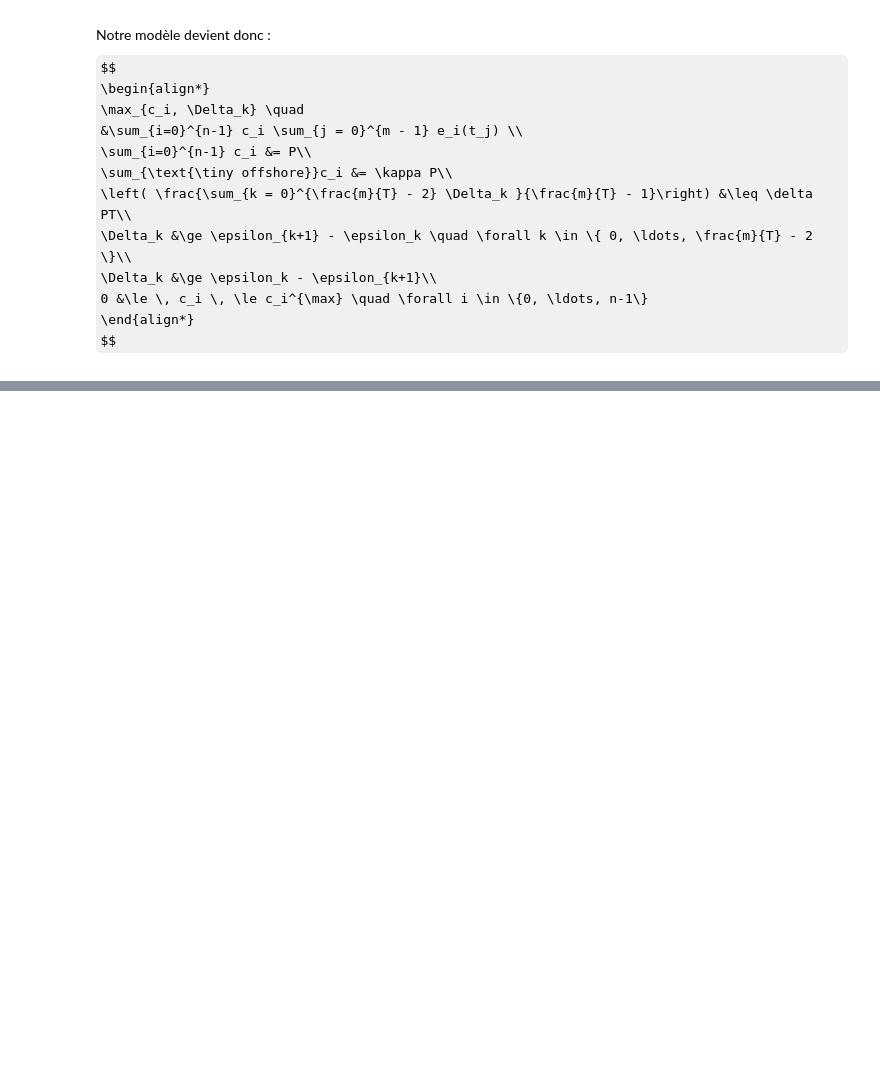
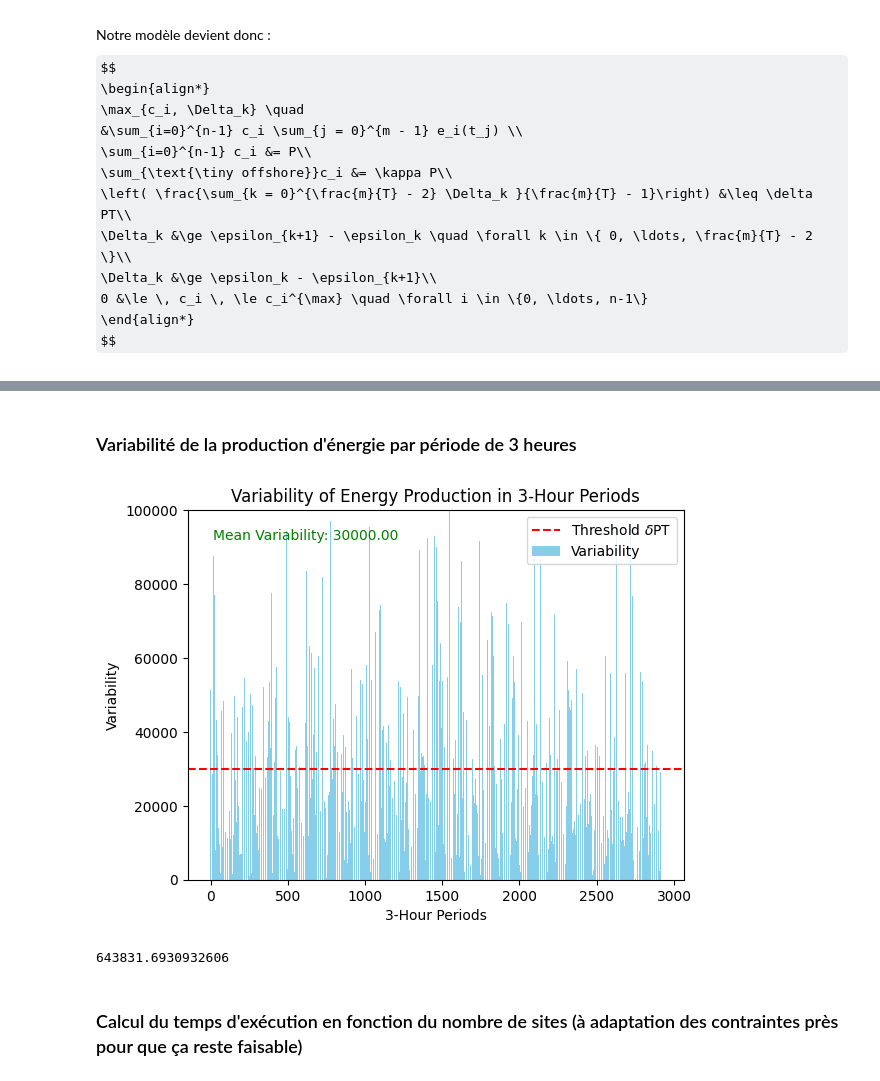
Before and after one commit to AhouLucas/projet-opti, a Jupyter notebook: projet_opti.ipynb, the cells around one changed output, grey strips where cells are left out. Saved outputs shown, nothing was run; the diff lists cells and outputs as text; code cells hidden in the pictures; some formulas as TeX source; blank space fills up the shorter version.

```diff
--- a/projet_opti.ipynb
+++ b/projet_opti.ipynb
@@ -577,0 +737,22 @@ print(sol[:n][sol[:n] != 0].shape)
+# %% [markdown]
+### Variabilité de la production d'énergie par période de 3 heures
+# %%
+variabilities = sol[n:]
+plt.bar(np.arange(len(variabilities)), variabilities, color='skyblue', label='Variability')
+plt.axhline(y=delta*P*T, color='r', linestyle='--', label='Threshold $\delta$PT')
+plt.text(0.05, 0.95, f'Mean Variability: {np.mean(variabilities):.2f}', transform=plt.gca().transAxes, va='top', ha='left', color='green')
+plt.xlabel('3-Hour Periods')
+plt.ylabel('Variability')
+plt.ylim(0,100000)
+plt.title('Variability of Energy Production in 3-Hour Periods')
+plt.legend()
+
+plt.savefig('Graphes/Graphes_Q3/variability_comparison.pdf', format='pdf', bbox_inches='tight', pad_inches=0)
+# %% [output]
+[figure, added]
+# %%
+max(variabilities)
+# %% [output]
+643831.6930932606
+# %% [markdown]
+### Calcul du temps d'exécution en fonction du nombre de sites (à adaptation des contraintes près pour que ça reste faisable)
```
Also changed, not shown: parts of 21 cells of this notebook.
